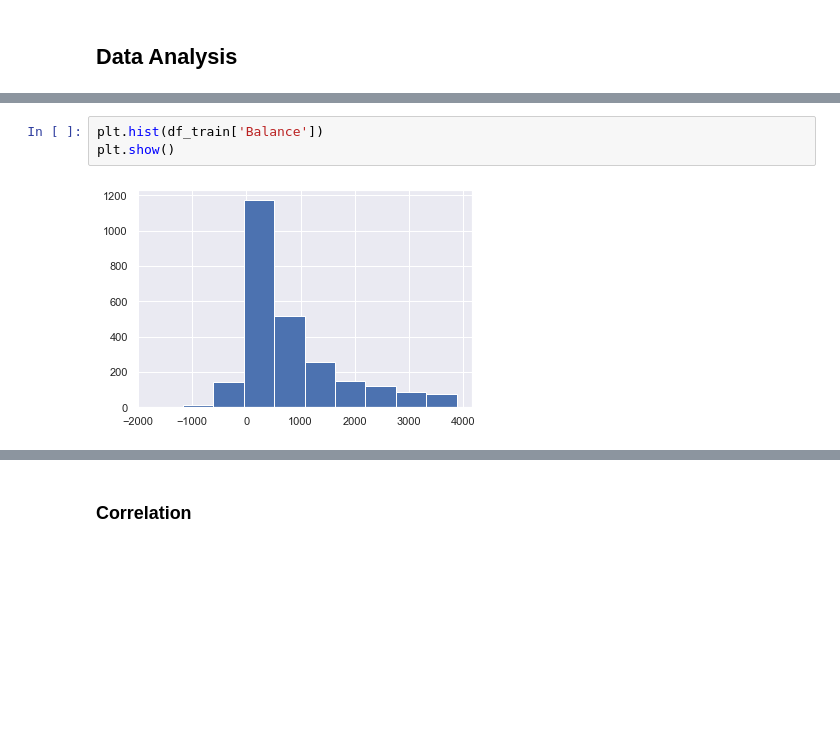
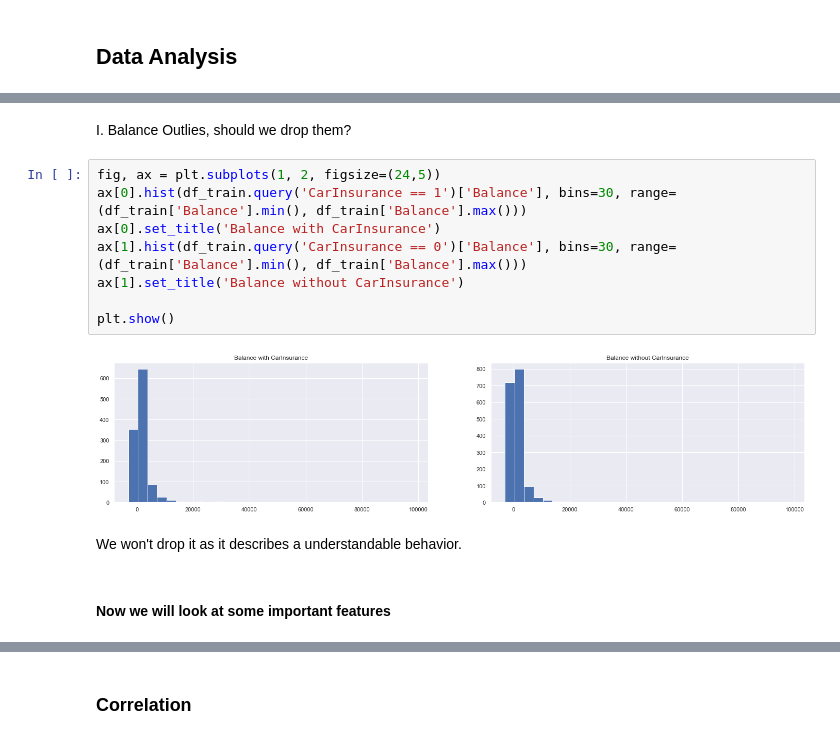
Before and after one commit to SaadBadr/car-insurance-cold-calls, a Jupyter notebook: car-insurance.ipynb, the cells around one changed output, grey strips where cells are left out. Saved outputs shown, nothing was run; the diff lists cells and outputs as text; blank space fills up the shorter version.

```diff
--- a/car-insurance.ipynb
+++ b/car-insurance.ipynb
@@ -192,5 +160,16 @@ plt.show()
-# %%
-plt.hist(df_train['Balance'])
-plt.show()
-# %% [output]
-[figure, removed]
+# %% [markdown]
+I. Balance Outlies, should we drop them?
+# %%
+fig, ax = plt.subplots(1, 2, figsize=(24,5))
+ax[0].hist(df_train.query('CarInsurance == 1')['Balance'], bins=30, range=(df_train['Balance'].min(), df_train['Balance'].max()))
+ax[0].set_title('Balance with CarInsurance')
+ax[1].hist(df_train.query('CarInsurance == 0')['Balance'], bins=30, range=(df_train['Balance'].min(), df_train['Balance'].max()))
+ax[1].set_title('Balance without CarInsurance')
+
+plt.show()
+# %% [output]
+[figure, added]
+# %% [markdown]
+We won't drop it as it describes a understandable behavior.
+# %% [markdown]
+#### Now we will look at some important features
```
Also changed, not shown: parts of 43 cells of this notebook.
